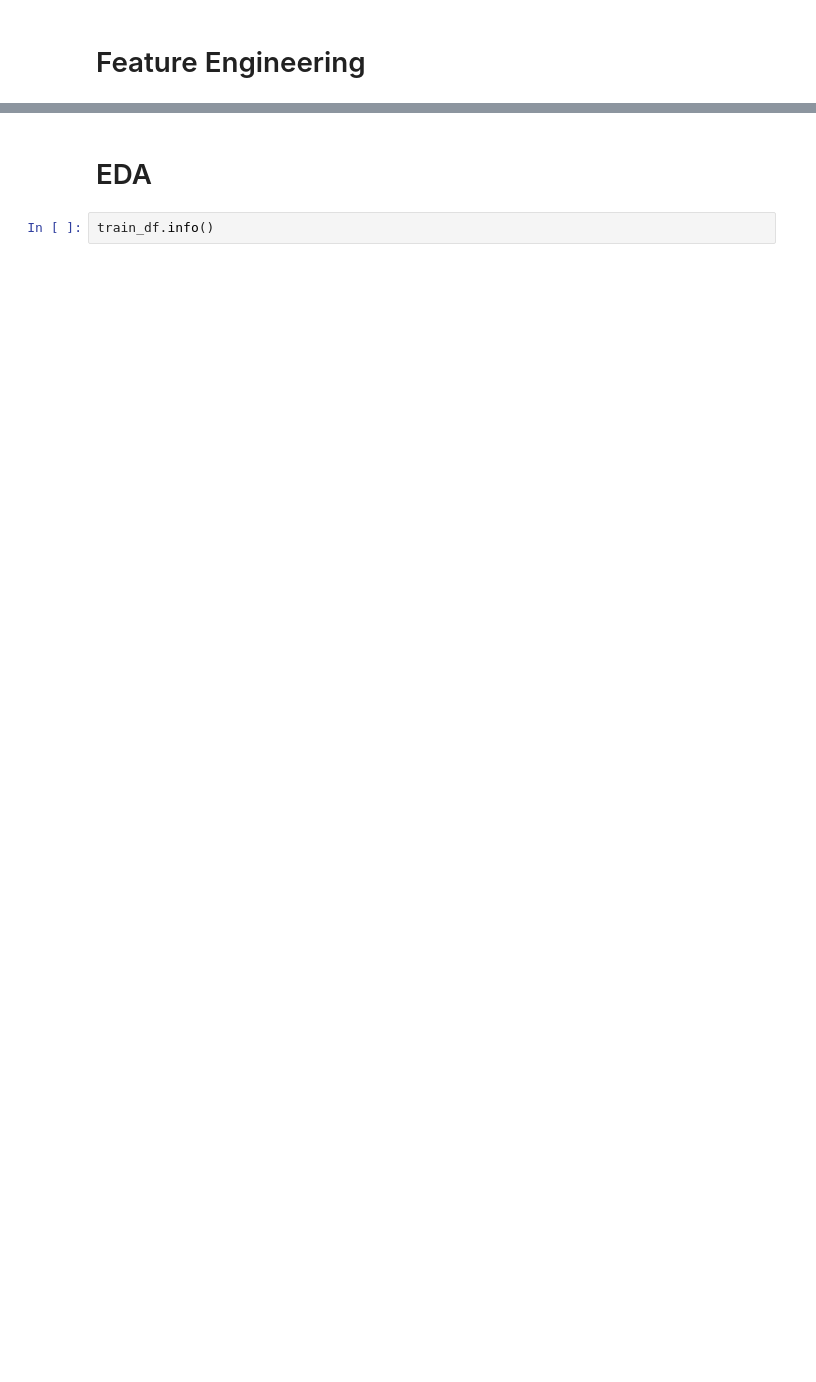
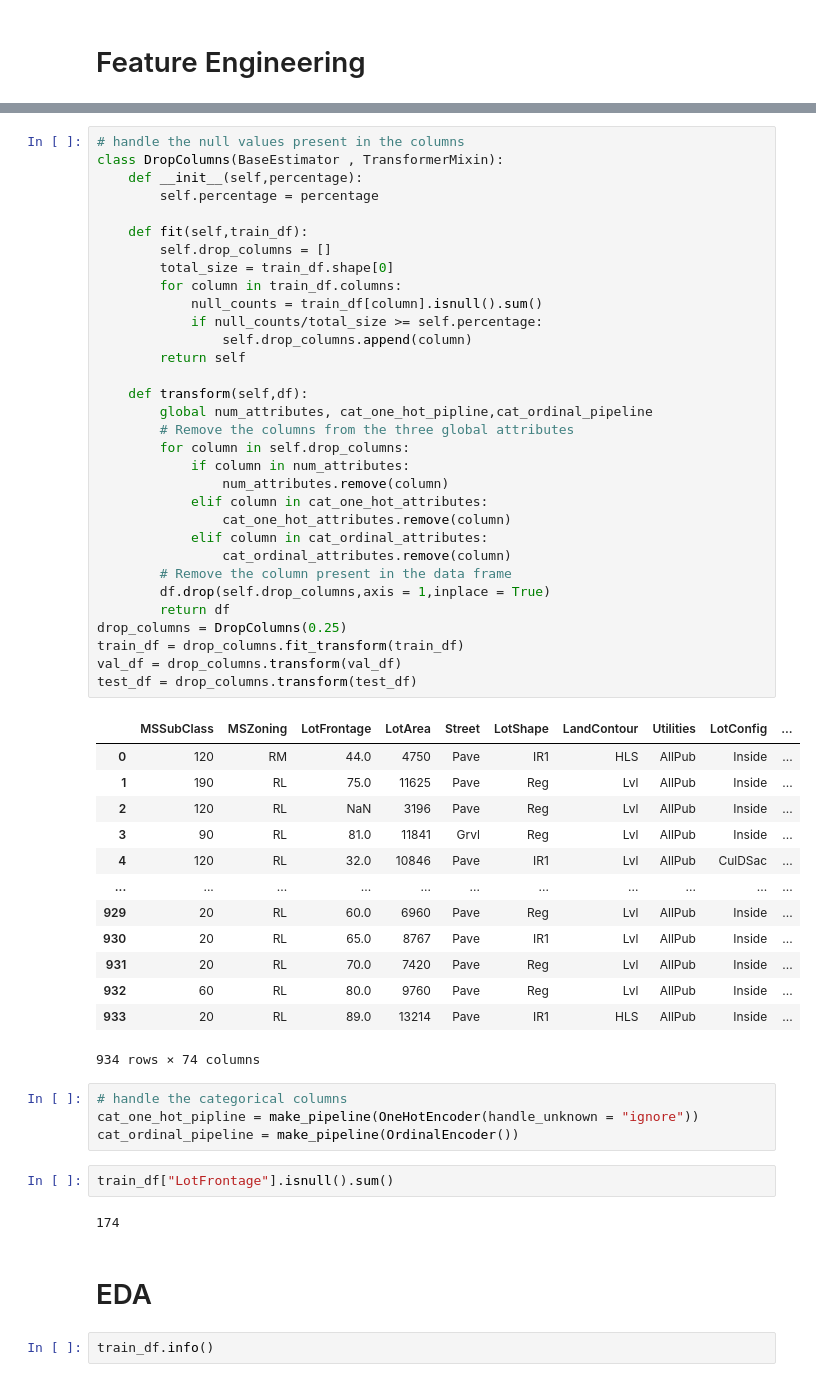
Before and after one commit to kirtan517/House-Prices---Advanced-Regression-Techniques, a Jupyter notebook: main.ipynb, the cells around one changed output, grey strips where cells are left out. Cells and saved outputs as stored; diff of their text form; blank space fills up the shorter version.

```diff
--- a/main.ipynb
+++ b/main.ipynb
@@ -31,3 +43,57 @@ cat_attributes = ['MSSubClass','MSZoning','Street','Alley','LotShape','LandConto
+# %%
+# handle the null values present in the columns
+class DropColumns(BaseEstimator , TransformerMixin):
+    def __init__(self,percentage):
+        self.percentage = percentage
+
+    def fit(self,train_df):
+        self.drop_columns = []
+        total_size = train_df.shape[0]
+        for column in train_df.columns:
+            null_counts = train_df[column].isnull().sum()
+            if null_counts/total_size >= self.percentage:
+                self.drop_columns.append(column)
+        return self
+
+    def transform(self,df):
+        global num_attributes, cat_one_hot_pipline,cat_ordinal_pipeline
+        # Remove the columns from the three global attributes
+        for column in self.drop_columns:
+            if column in num_attributes:
+                num_attributes.remove(column)
+            elif column in cat_one_hot_attributes:
+                cat_one_hot_attributes.remove(column)
+            elif column in cat_ordinal_attributes:
+                cat_ordinal_attributes.remove(column)
+        # Remove the column present in the data frame
+        df.drop(self.drop_columns,axis = 1,inplace = True)
+        return df
+drop_columns = DropColumns(0.25)
+train_df = drop_columns.fit_transform(train_df)
+val_df = drop_columns.transform(val_df)
+test_df = drop_columns.transform(test_df)
+# %% [output]
+|  | MSSubClass | MSZoning | LotFrontage | LotArea | Street | LotShape | LandContour | Utilities | LotConfig | ... |
+| 0 | 120 | RM | 44.0 | 4750 | Pave | IR1 | HLS | AllPub | Inside | ... |
+| 1 | 190 | RL | 75.0 | 11625 | Pave | Reg | Lvl | AllPub | Inside | ... |
+| 2 | 120 | RL | NaN | 3196 | Pave | Reg | Lvl | AllPub | Inside | ... |
+| 3 | 90 | RL | 81.0 | 11841 | Grvl | Reg | Lvl | AllPub | Inside | ... |
+| 4 | 120 | RL | 32.0 | 10846 | Pave | IR1 | Lvl | AllPub | CulDSac | ... |
+| ... | ... | ... | ... | ... | ... | ... | ... | ... | ... | ... |
+| 929 | 20 | RL | 60.0 | 6960 | Pave | Reg | Lvl | AllPub | Inside | ... |
+| 930 | 20 | RL | 65.0 | 8767 | Pave | IR1 | Lvl | AllPub | Inside | ... |
+| 931 | 20 | RL | 70.0 | 7420 | Pave | Reg | Lvl | AllPub | Inside | ... |
+| 932 | 60 | RL | 80.0 | 9760 | Pave | Reg | Lvl | AllPub | Inside | ... |
+| 933 | 20 | RL | 89.0 | 13214 | Pave | IR1 | HLS | AllPub | Inside | ... |
+934 rows × 74 columns
+# %%
+# handle the categorical columns
+cat_one_hot_pipline = make_pipeline(OneHotEncoder(handle_unknown = "ignore"))
+cat_ordinal_pipeline = make_pipeline(OrdinalEncoder())
+# %%
+train_df["LotFrontage"].isnull().sum()
+# %% [output]
+174
 # %% [markdown]
 # EDA
 # %%
```
Also changed, not shown: parts of 6 cells of this notebook.
